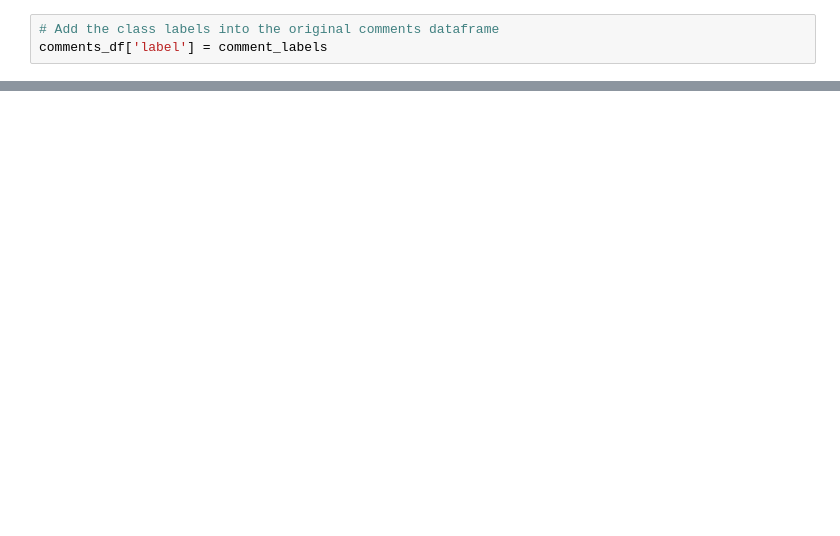
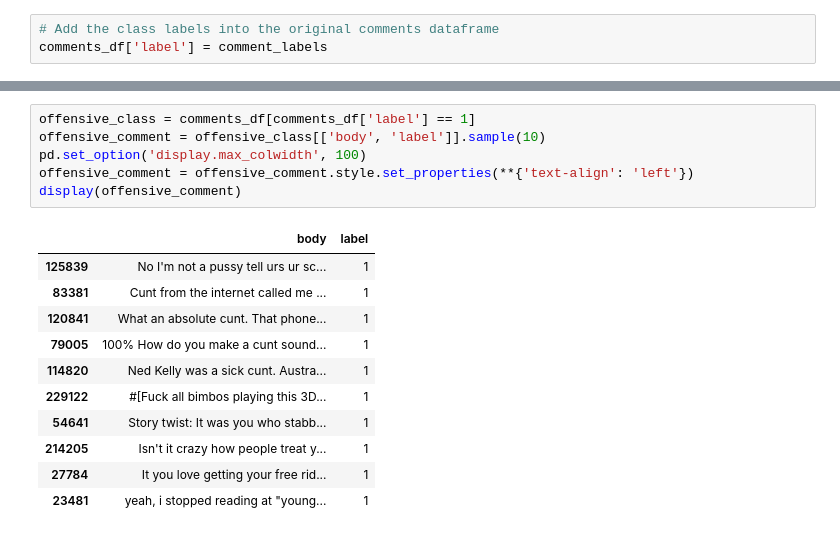
Before and after one commit to mrk-rebel/capstone, a Jupyter notebook: scripts and nbs/Reddit_Comments_Classifier.ipynb, the cells around one changed output, grey strips where cells are left out. Cells and saved outputs as stored; diff of their text form; blank space fills up the shorter version.

```diff
--- a/scripts and nbs/Reddit_Comments_Classifier.ipynb
+++ b/scripts and nbs/Reddit_Comments_Classifier.ipynb
@@ -414,0 +560,18 @@ comments_df['label'].hist()
+# %%
+offensive_class = comments_df[comments_df['label'] == 1]
+offensive_comment = offensive_class[['body', 'label']].sample(10)
+pd.set_option('display.max_colwidth', 100)
+offensive_comment = offensive_comment.style.set_properties(**{'text-align': 'left'})
+display(offensive_comment)
+# %% [output]
+|  | body | label |
+| 125839 | No I'm not a pussy tell urs ur sc... | 1 |
+| 83381 | Cunt from the internet called me ... | 1 |
+| 120841 | What an absolute cunt. That phone... | 1 |
+| 79005 | 100% How do you make a cunt sound... | 1 |
+| 114820 | Ned Kelly was a sick cunt. Austra... | 1 |
+| 229122 | #[Fuck all bimbos playing this 3D... | 1 |
+| 54641 | Story twist: It was you who stabb... | 1 |
+| 214205 | Isn't it crazy how people treat y... | 1 |
+| 27784 | It you love getting your free rid... | 1 |
+| 23481 | yeah, i stopped reading at "young... | 1 |
```
Also changed, not shown: parts of 35 cells of this notebook.
